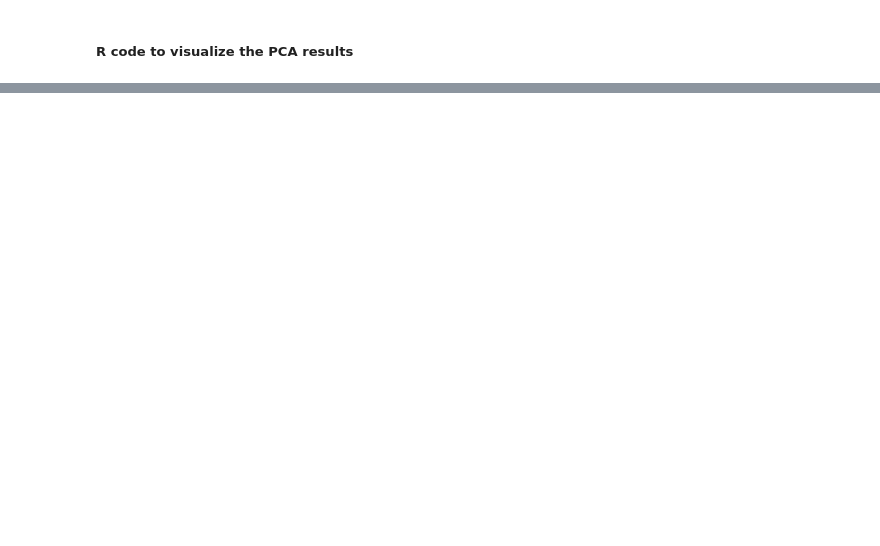
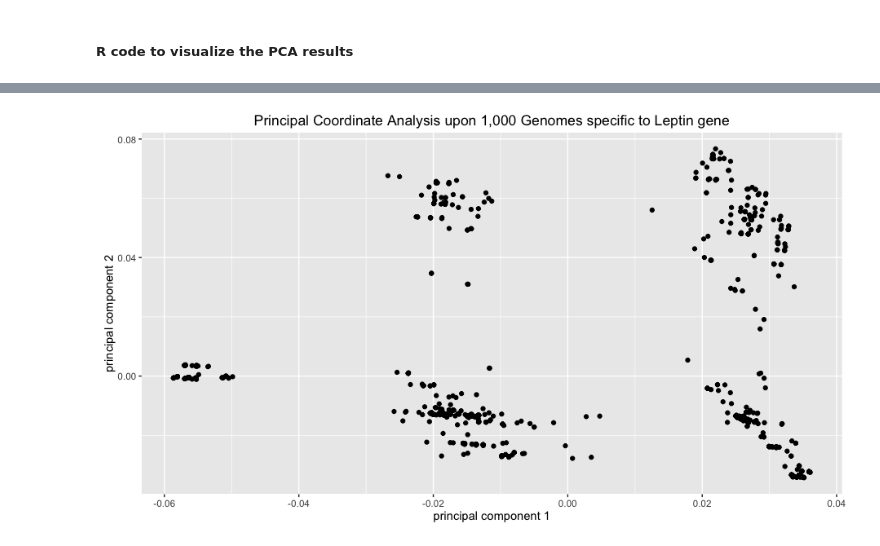
Before and after one commit to spjoshi/Google_Genomics, a Jupyter notebook: Guidelines.ipynb, the cells around one changed output, grey strips where cells are left out. Drawn from its saved outputs; the diff is of its cells as text; code cells hidden in the pictures; blank space fills up the shorter version.

Commit message:
Leptin PCA1

```diff
--- a/Guidelines.ipynb
+++ b/Guidelines.ipynb
@@ -720,3 +720,5 @@ ggplot(pca_1kg) +
 # %%
 from IPython.display import Image
-Image(filename='')
+Image(filename='PCA_Leptin.png')
+# %% [output]
+[figure, added]
```
Also changed, not shown: parts of 4 cells of this notebook.
